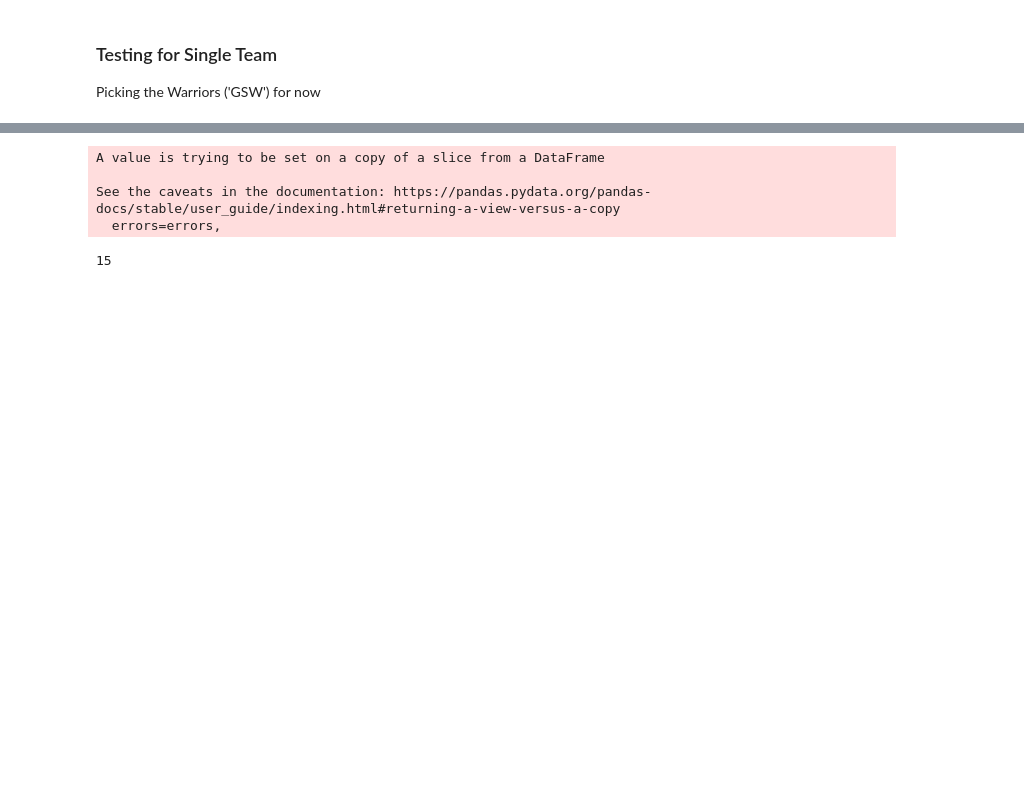
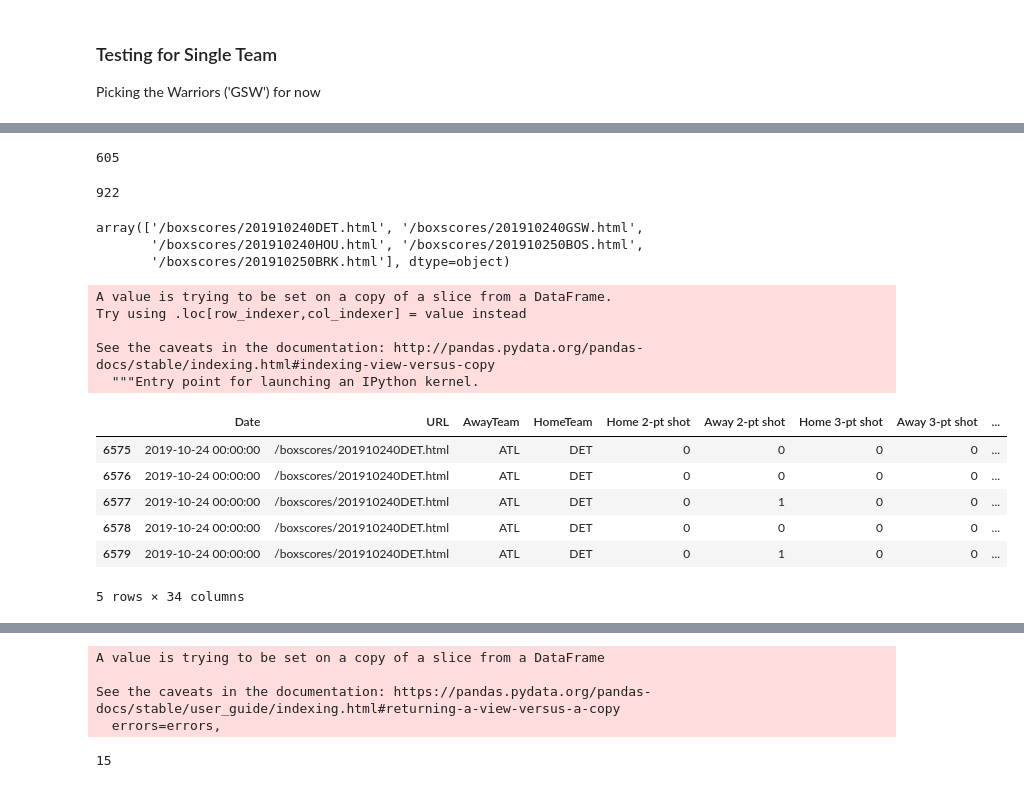
Before and after one commit to erictang000/nba_prediction, a Jupyter notebook: Modeling.ipynb, the cells around one changed output, grey strips where cells are left out. Cells and saved outputs as stored; diff of their text form; code cells hidden in the pictures; blank space fills up the shorter version.

```diff
--- a/Modeling.ipynb
+++ b/Modeling.ipynb
@@ -77,0 +123,16 @@ df_train
+# %%
+df_train.groupby('URL').size().max()
+# %% [output]
+605
+# %%
+len(df_train.groupby('URL'))
+# %% [output]
+922
+# %%
+game_urls = df_train['URL'].unique()
+sampler = BatchSampler(RandomSampler(game_urls), 4, drop_last=False)
+game_urls[:5]
+# %% [output]
+array(['/boxscores/201910240DET.html', '/boxscores/201910240GSW.html',
+       '/boxscores/201910240HOU.html', '/boxscores/201910250BOS.html',
+       '/boxscores/201910250BRK.html'], dtype=object)
@@ -77,0 +142,28 @@ df_train
+# %%
+cols = ['Home 2-pt shot', 'Away 2-pt shot',
+        'Home 3-pt shot', 'Away 3-pt shot', 'HomeMade 2-pt shot',
+        'AwayMade 2-pt shot', 'HomeMade 3-pt shot', 'AwayMade 3-pt shot',
+        'AwayTurnover', 'HomeTurnover', 'AwayFreeThrow', 'HomeFreeThrow',
+        'AwayMadeFreeThrow', 'HomeMadeFreeThrow', 'GameTimeLeft',
+        'Home 2-pt shotTotal', 'Away 2-pt shotTotal', 'HomeMade 2-pt shotTotal',
+        'AwayMade 2-pt shotTotal', 'Home 3-pt shotTotal', 'Away 3-pt shotTotal',
+        'HomeMade 3-pt shotTotal', 'AwayMade 3-pt shotTotal',
+        'AwayTurnoverTotal', 'HomeTurnoverTotal', 'AwayFreeThrowTotal',
+        'HomeFreeThrowTotal', 'AwayMadeFreeThrowTotal',
+        'HomeMadeFreeThrowTotal']
+# %%
+df_train['listified'] = df_train[cols].apply(list, axis=1).aggregate(list)
+df_train.head()
+# %% [output]
+A value is trying to be set on a copy of a slice from a DataFrame.
+Try using .loc[row_indexer,col_indexer] = value instead
+
+See the caveats in the documentation: http://pandas.pydata.org/pandas-docs/stable/indexing.html#indexing-view-versus-copy
+  """Entry point for launching an IPython kernel.
+|  | Date | URL | AwayTeam | HomeTeam | Home 2-pt shot | Away 2-pt shot | Home 3-pt shot | Away 3-pt shot | ... |
+| 6575 | 2019-10-24 00:00:00 | /boxscores/201910240DET.html | ATL | DET | 0 | 0 | 0 | 0 | ... |
+| 6576 | 2019-10-24 00:00:00 | /boxscores/201910240DET.html | ATL | DET | 0 | 0 | 0 | 0 | ... |
+| 6577 | 2019-10-24 00:00:00 | /boxscores/201910240DET.html | ATL | DET | 0 | 1 | 0 | 0 | ... |
+| 6578 | 2019-10-24 00:00:00 | /boxscores/201910240DET.html | ATL | DET | 0 | 0 | 0 | 0 | ... |
+| 6579 | 2019-10-24 00:00:00 | /boxscores/201910240DET.html | ATL | DET | 0 | 1 | 0 | 0 | ... |
+5 rows × 34 columns
```
Also changed, not shown: parts of 26 cells of this notebook, 1 other file.
